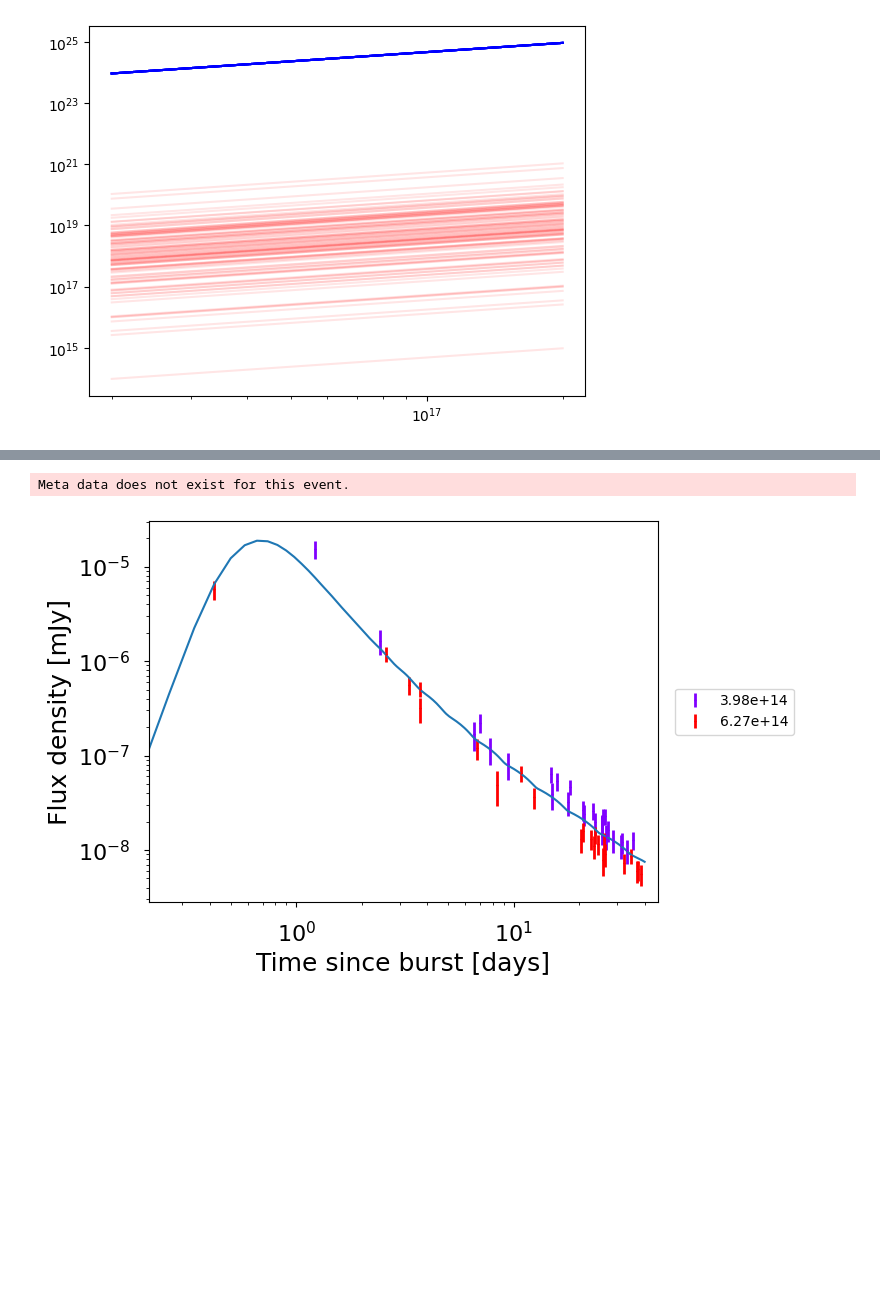
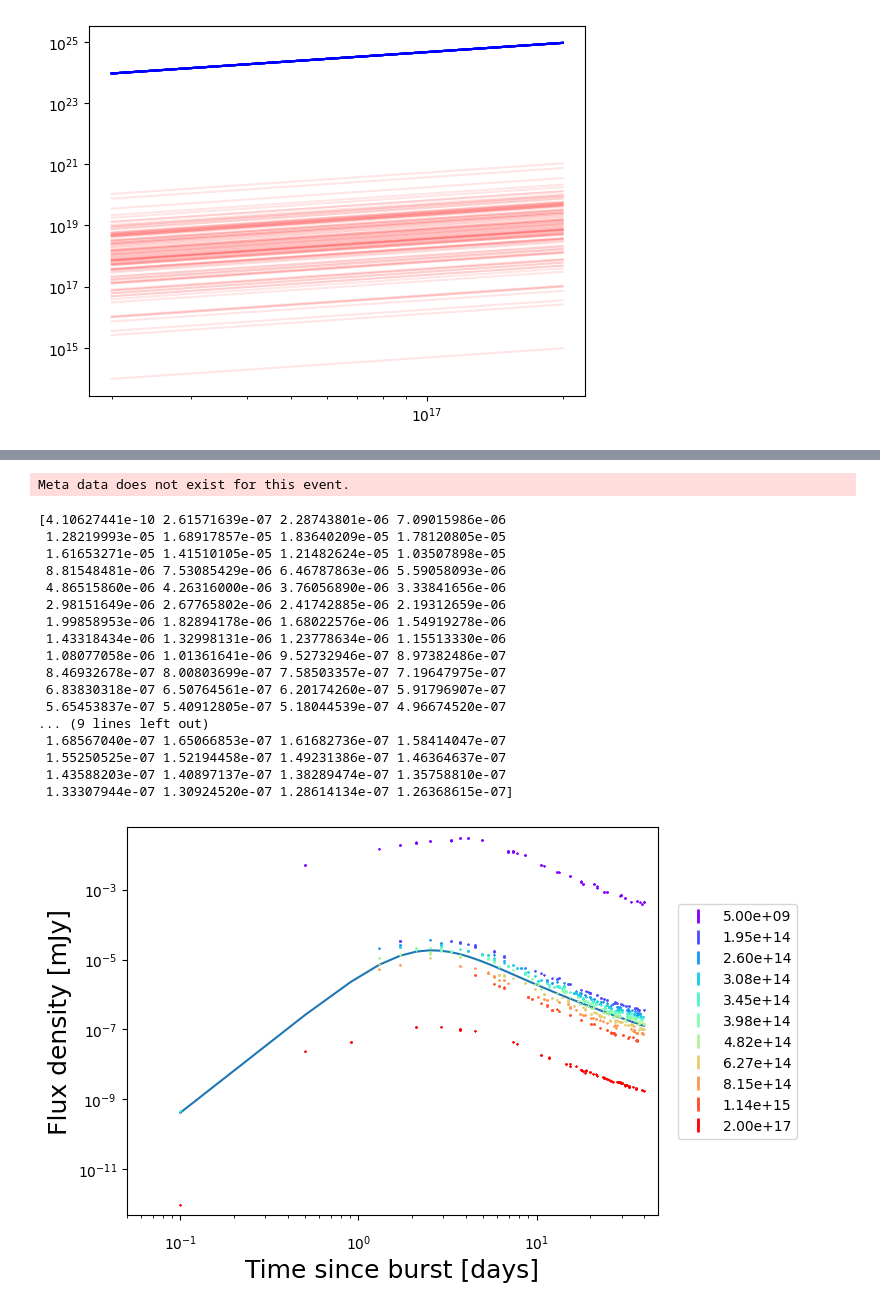
Before and after one commit to wfw23/MPhys_project, a Jupyter notebook: emulation.ipynb, the cells around one changed output, grey strips where cells are left out. Cells and saved outputs as stored; diff of their text form; code cells hidden in the pictures; blank space fills up the shorter version.

```diff
--- a/emulation.ipynb
+++ b/emulation.ipynb
@@ -617,20 +524,19 @@ plt.show()
 [figure]
 # %%
 from redback.simulate_transients import SimulateGenericTransient
-times= np.linspace(0.1,40,500)
-num_points=50
-noise=0.25
+times= np.linspace(0.1,40,100)
+num_points=500
+noise=0.05
 
-#bands = ['F160W', 'F110W','lssty', 'lsstz','lssti', 'lsstr','lsstg','lsstu', 'uvot::uvw1']
-#frequencies=[5e9, 2e17]
-bands = ['lssti','lsstg']
+bands = ['F160W', 'F110W','lssty', 'lsstz','lssti', 'lsstr','lsstg','lsstu', 'uvot::uvw1']
+frequencies=[5e9, 2e17]
 bandfreqs = (redback.utils.bands_to_frequency(bands))
 print(bandfreqs)
-#frequencies.extend(bandfreqs)
-#frequencies.sort()
-#frequencies
+frequencies.extend(bandfreqs)
+frequencies.sort()
+frequencies
 
-model_kwargs = {'output_format':'flux_density', 'frequency':bandfreqs}
+model_kwargs = {'output_format':'flux_density', 'frequency':frequencies}
 
 params={}
 params['av'] = 0.5
@@ -670,20 +573,37 @@ tophatag.data
 # %%
-ag_emulator = redback.transient.Afterglow(name='ag_emulator', flux_density=tophatag.data['output'].values,
+emulator_ag = redback.transient.Afterglow(name='afterglow_emulator', flux_density=tophatag.data['output'].values,
                                       time=tophatag.data['time'].values, data_mode='flux_density',
                                       flux_density_err=tophatag.data['output_error'].values, frequency=tophatag.data['frequency'].values)
 
-ax=ag_emulator.plot_data(show=False)
+ax=emulator_ag.plot_data(show=False)
 flux= redback.transient_models.extinction_models.extinction_with_afterglow_base_model(times, redshift=0.01, av=0.5,
-        base_model='tophat_redback',  thv= 0.5, loge0=49.5 , thc= 0.06, logn0=0.5, p=2.3, logepse=-1.25, logepsb=-2.5, xiN=1, g0=1000,
+        base_model='tophat',  thv= 0.5, loge0=49.5 , thc= 0.06, logn0=0.5, p=2.3, logepse=-1.25, logepsb=-2.5, ksin=1, g0=1000,
         output_format='flux_density' , frequency=4.82e14)
-
+print(flux)
 ax.loglog(times, flux)
 ax.loglog()
 plt.legend(loc='center', bbox_to_anchor=(1.15, 0.5))
 plt.show()
 # %% [output]
 Meta data does not exist for this event.
+[4.10627441e-10 2.61571639e-07 2.28743801e-06 7.09015986e-06
+ 1.28219993e-05 1.68917857e-05 1.83640209e-05 1.78120805e-05
+ 1.61653271e-05 1.41510105e-05 1.21482624e-05 1.03507898e-05
+ 8.81548481e-06 7.53085429e-06 6.46787863e-06 5.59058093e-06
+ 4.86515860e-06 4.26316000e-06 3.76056890e-06 3.33841656e-06
+ 2.98151649e-06 2.67765802e-06 2.41742885e-06 2.19312659e-06
+ 1.99858953e-06 1.82894178e-06 1.68022576e-06 1.54919278e-06
+ 1.43318434e-06 1.32998131e-06 1.23778634e-06 1.15513330e-06
+ 1.08077058e-06 1.01361641e-06 9.52732946e-07 8.97382486e-07
+ 8.46932678e-07 8.00803699e-07 7.58503357e-07 7.19647975e-07
+ 6.83830318e-07 6.50764561e-07 6.20174260e-07 5.91796907e-07
+ 5.65453837e-07 5.40912805e-07 5.18044539e-07 4.96674520e-07
+... (9 lines left out)
+ 1.68567040e-07 1.65066853e-07 1.61682736e-07 1.58414047e-07
+ 1.55250525e-07 1.52194458e-07 1.49231386e-07 1.46364637e-07
+ 1.43588203e-07 1.40897137e-07 1.38289474e-07 1.35758810e-07
+ 1.33307944e-07 1.30924520e-07 1.28614134e-07 1.26368615e-07]
-[figure, old version]
+[figure, new version]
 # %%
 model='tophat_from_emulator'
 injection_parameters= params
```
Also changed, not shown: parts of 31 cells of this notebook, 48 other files.
